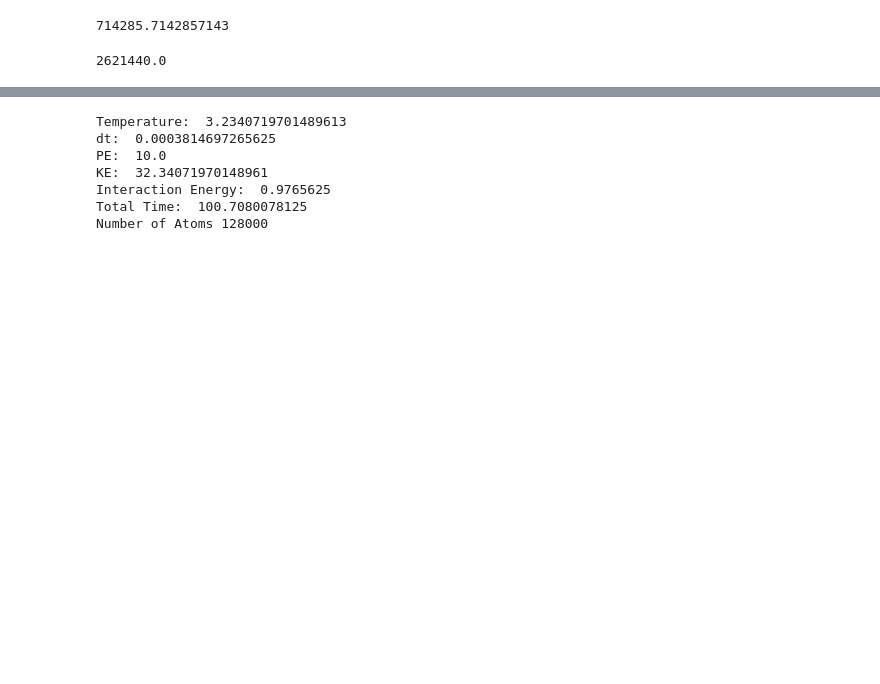
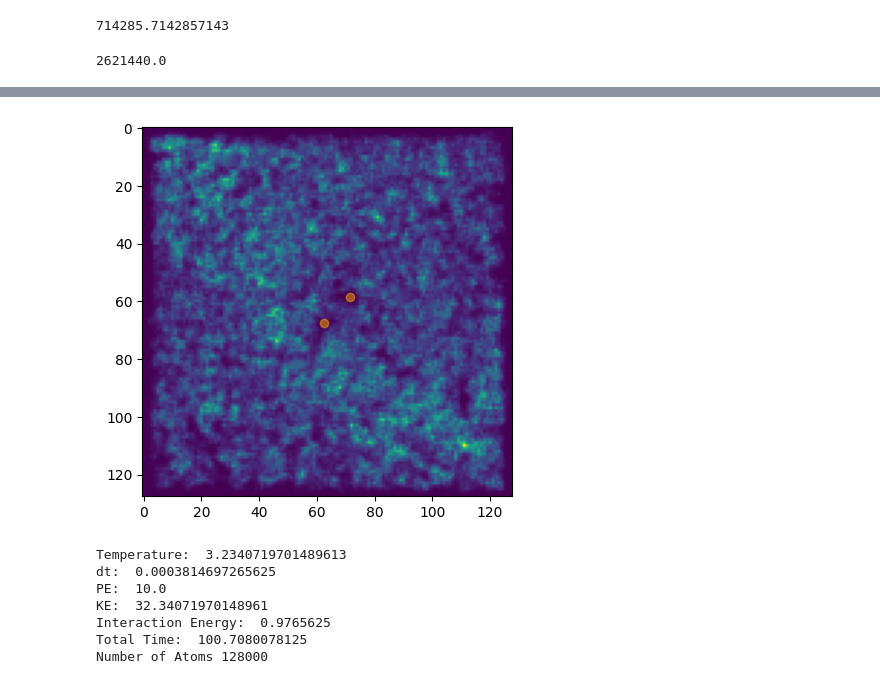
Before and after one commit to easuit24/BECs2, a Jupyter notebook: vortexnumericstest.ipynb, the cells around one changed output, grey strips where cells are left out. Saved outputs shown, nothing was run; the diff lists cells and outputs as text; code cells hidden in the pictures; blank space fills up the shorter version.

```diff
--- a/vortexnumericstest.ipynb
+++ b/vortexnumericstest.ipynb
@@ -28,3 +96,16 @@ T:  3.2340719701489613
+# %%
+psi = np.abs(g.snaps[300][int(g.L/2/g.dx):int(3*g.L/2/g.dx), int(g.L/2/g.dx):int(3*g.L/2/g.dx)])**2
+
+plt.figure()
+plt.imshow(np.abs(psi)**2)
+for i in range(len(vortex_pos)):
+    #if vortex_pos[i][0] != g.dx/2 and vortex_pos[i][1] != g.dx/2 and vortex_pos[i][0] != g.L-3*g.dx/2 and vortex_pos[i][1] != g.L-3*g.dx/2:
+    # if vortex_pos[i][0] > 7*g.dx/2 and vortex_pos[i][1] > 7*g.dx/2 and vortex_pos[i][0] < g.L-7*g.dx/2 and vortex_pos[i][1] < g.L-7*g.dx/2:
+    #     plt.scatter(vortex_pos[i][0]/g.dx, vortex_pos[i][1]/g.dx, alpha = 1, color = 'red')
+    plt.scatter(vortex_pos[i][0]/g.dx, vortex_pos[i][1]/g.dx, alpha = 0.5, color = 'orange')
+plt.show()
+# %% [output]
+[figure, added]
 # %%
 ## Figure out what dt is relative to T, kmax, and V
 # %%
```
Also changed, not shown: parts of 6 cells of this notebook, 5 other files.
